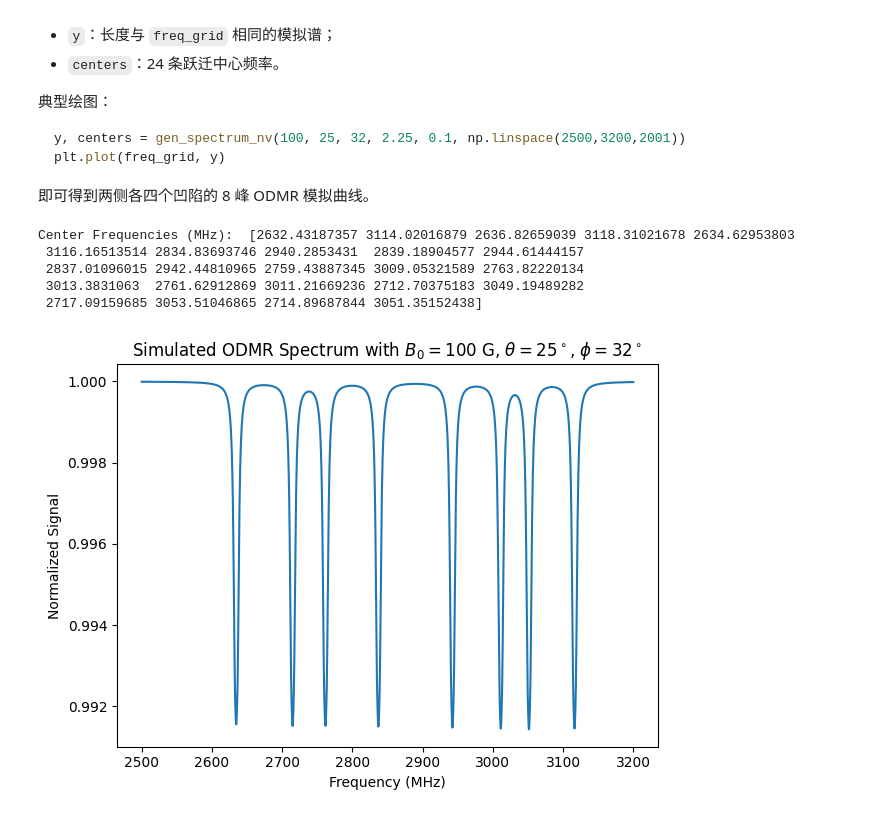
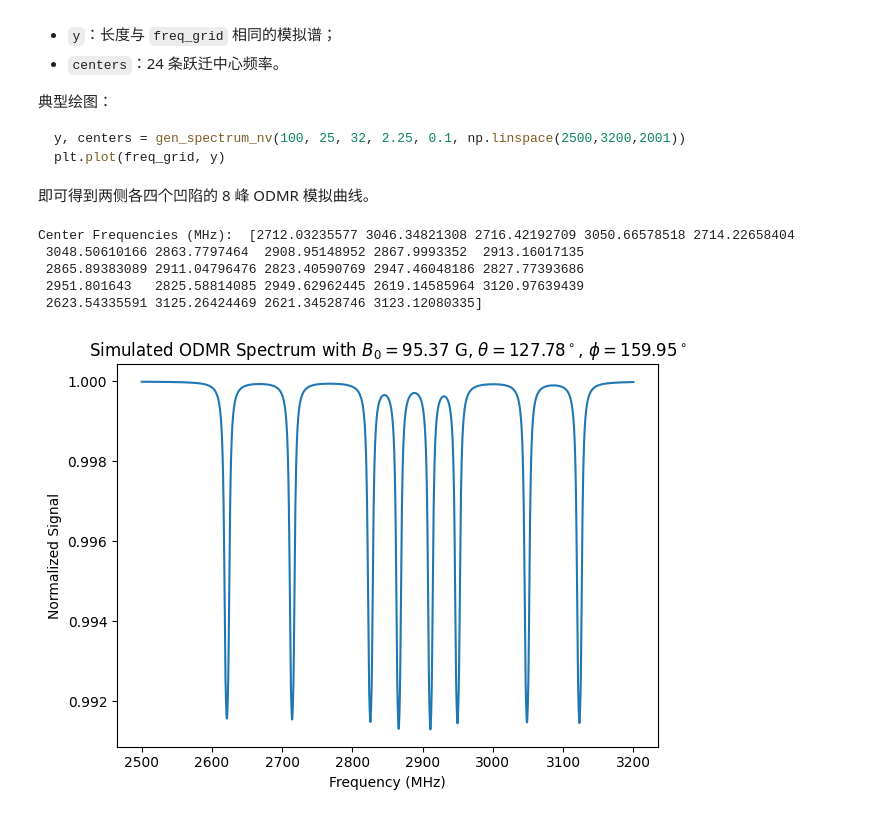
Before and after one commit to realJiaoKan/ODMR-Based-NV-Center-Prediction, a Jupyter notebook: Datasets/Data/NVODMRSpectrum.ipynb, the cells around one changed output. Cells and saved outputs as stored; diff of their text form; code cells hidden in the pictures.

````diff
--- a/Datasets/Data/NVODMRSpectrum.ipynb
+++ b/Datasets/Data/NVODMRSpectrum.ipynb
@@ -256,26 +256,26 @@ plt.plot(freq_grid, y)
 ```
 即可得到两侧各四个凹陷的 8 峰 ODMR 模拟曲线。
 # %%
-B0, th_deg, ph_deg = 100.0, 25.0, 32.0
+B0, th_deg, ph_deg = 95.365917, 127.776856, 159.951952
 width, amp = 2.25, 0.1
-f = np.linspace(2500.0, 3200.0, 2001)
+f = np.linspace(2500.0, 3200.0, 2000)
 y8, c8 = gen_spectrum_nv(B0, th_deg, ph_deg, width, amp, f)
 
 print("Center Frequencies (MHz): ", c8)
 
 plt.figure()
 plt.plot(f, y8)
 plt.title(
-    r"Simulated ODMR Spectrum with $B_0=100$ G, $\theta=25^\circ$, $\phi=32^\circ$"
+    rf"Simulated ODMR Spectrum with $B_0={B0:.2f}$ G, $\theta={th_deg:.2f}^\circ$, $\phi={ph_deg:.2f}^\circ$"
 )
 plt.xlabel("Frequency (MHz)")
 plt.ylabel("Normalized Signal")
 plt.tight_layout()
 plt.show()
 # %% [output]
-Center Frequencies (MHz):  [2632.43187357 3114.02016879 2636.82659039 3118.31021678 2634.62953803
- 3116.16513514 2834.83693746 2940.2853431  2839.18904577 2944.61444157
- 2837.01096015 2942.44810965 2759.43887345 3009.05321589 2763.82220134
- 3013.3831063  2761.62912869 3011.21669236 2712.70375183 3049.19489282
- 2717.09159685 3053.51046865 2714.89687844 3051.35152438]
+Center Frequencies (MHz):  [2712.03235577 3046.34821308 2716.42192709 3050.66578518 2714.22658404
+ 3048.50610166 2863.7797464  2908.95148952 2867.9993352  2913.16017135
+ 2865.89383089 2911.04796476 2823.40590769 2947.46048186 2827.77393686
+ 2951.801643   2825.58814085 2949.62962445 2619.14585964 3120.97639439
+ 2623.54335591 3125.26424469 2621.34528746 3123.12080335]
-[figure, old version]
+[figure, new version]
````
Also changed, not shown: 33 other files.
